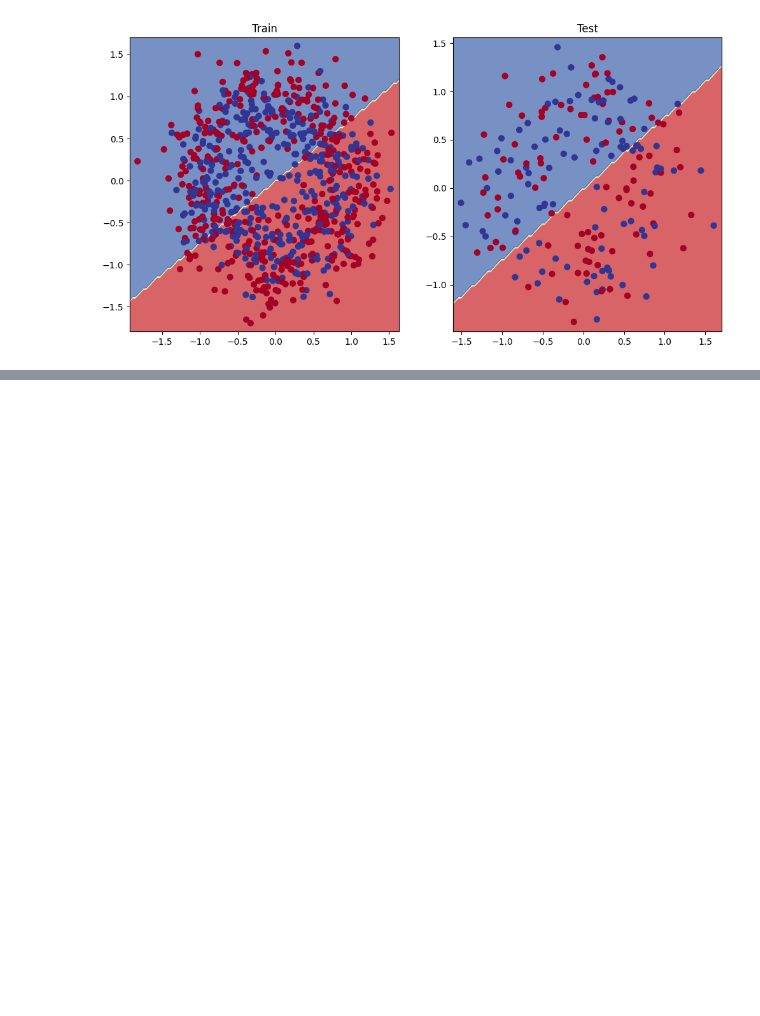
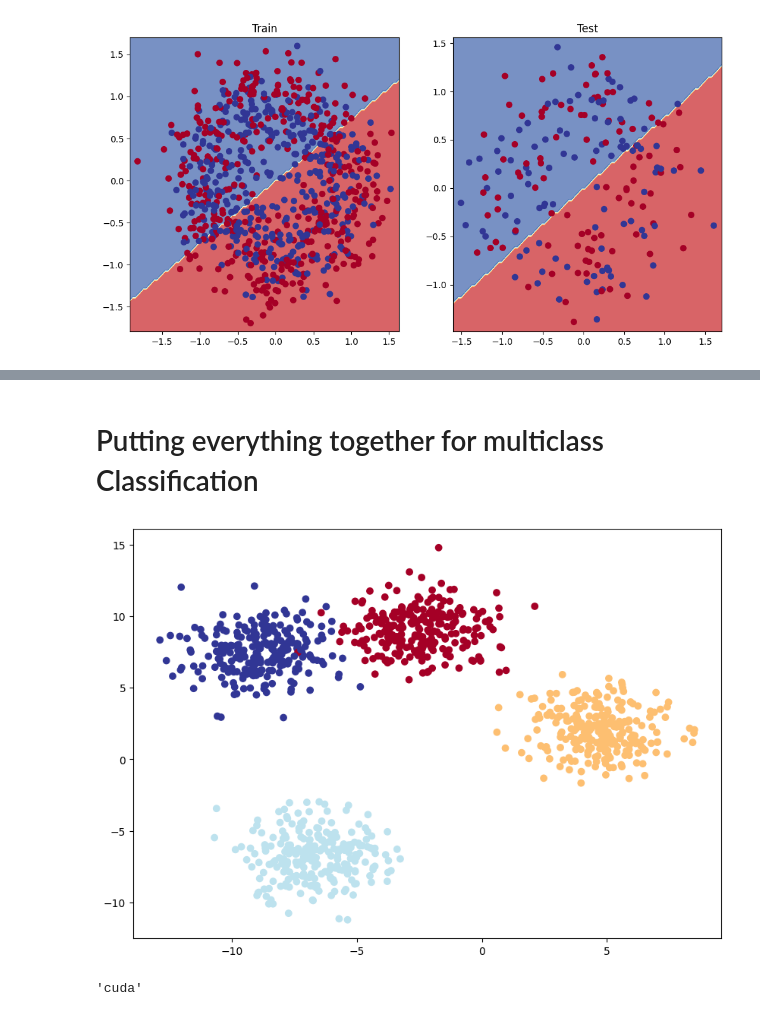
Before and after one commit to Somrat390/Pytorch, a Jupyter notebook: Neural_Network_classification.ipynb, the cells around one changed output, grey strips where cells are left out. Cells and saved outputs as stored; diff of their text form; code cells hidden in the pictures; blank space fills up the shorter version.

```diff
--- a/Neural_Network_classification.ipynb
+++ b/Neural_Network_classification.ipynb
@@ -399,0 +599,34 @@ plot_decision_boundary(model_1, X_test, y_test)
+# %% [markdown]
+# Putting everything together for multiclass Classification
+# %%
+from sklearn.datasets import make_blobs
+from sklearn.model_selection import train_test_split
+import torch  # Make sure torch and plt are imported
+import matplotlib.pyplot as plt
+import importlib
+
+NUM_CLASSES = 4
+NUM_FEATURES = 2
+RANDOM_STATE = 42
+
+X_blob, y_blob = make_blobs(n_samples = 1000,
+                            n_features= NUM_FEATURES,
+                            centers = NUM_CLASSES,
+                            cluster_std=1.5,
+                            random_state = RANDOM_STATE)
+
+X_blob = torch.from_numpy(X_blob).type(torch.float)
+y_blob = torch.from_numpy(y_blob).type(torch.LongTensor)
+
+X_blob_train , X_blob_test, y_blob_train, y_blob_test = train_test_split(X_blob, y_blob, test_size=0.2, random_state=RANDOM_STATE)
+
+importlib.reload(plt)
+plt.figure(figsize=(10, 7))
+plt.scatter(X_blob[:, 0].numpy(), X_blob[:, 1].numpy(), c=y_blob.numpy(), cmap=plt.cm.RdYlBu);
+# %% [output]
+[figure, added]
+# %%
+device = "cuda" if torch.cuda.is_available() else "cpu"
+device
+# %% [output]
+'cuda'
```
Also changed, not shown: parts of 35 cells of this notebook.
